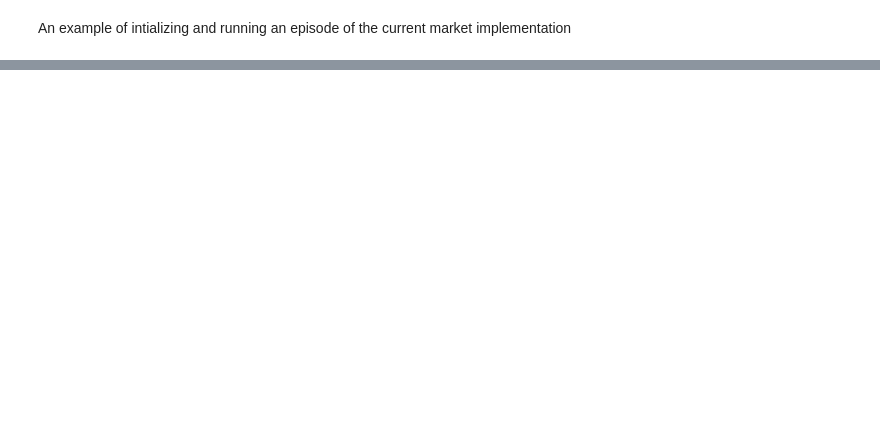
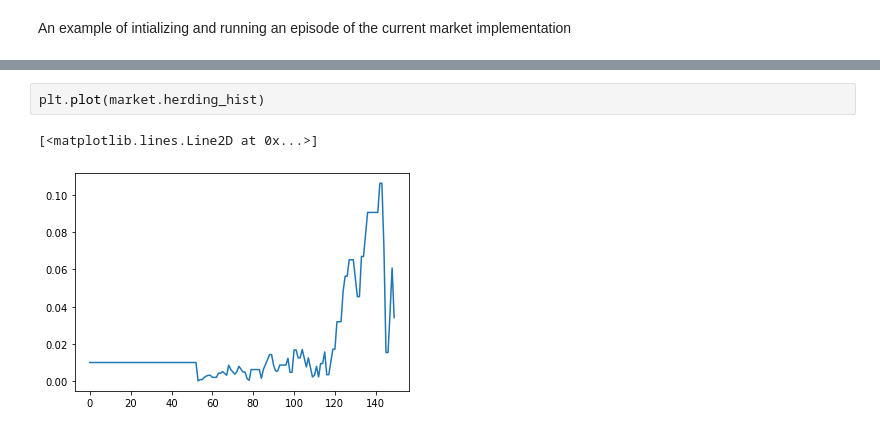
Before and after one commit to Cfckoh/485FinancialProject, a Jupyter notebook: model_example.ipynb, the cells around one changed output, grey strips where cells are left out. Cells and saved outputs as stored; diff of their text form; blank space fills up the shorter version.

```diff
--- a/model_example.ipynb
+++ b/model_example.ipynb
@@ -46,0 +30,5 @@ plt.plot(market.volatility_hist)
+# %%
+plt.plot(market.herding_hist)
+# %% [output]
+[<matplotlib.lines.Line2D at 0x...>]
+[figure, added]
```
Also changed, not shown: parts of 6 cells of this notebook, 3 other files.
